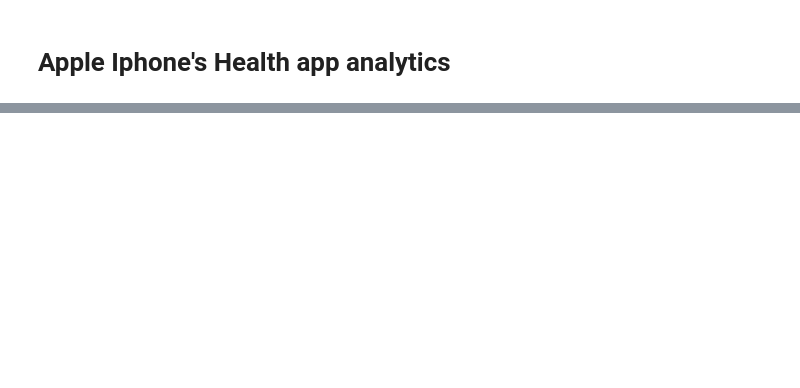
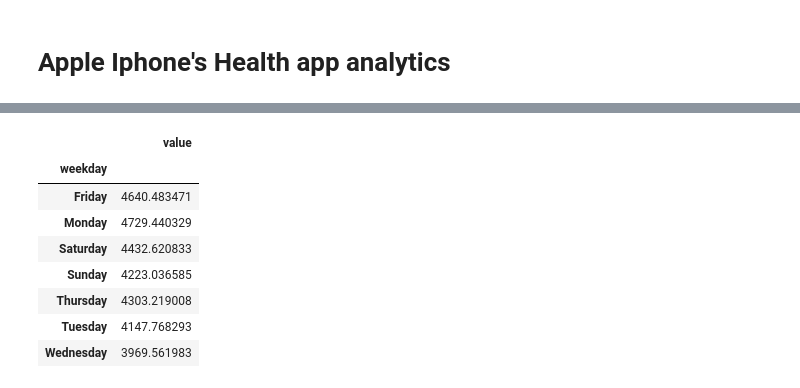
Before and after one commit to eduardovalero/Iphone-health-analytics, a Jupyter notebook: main.ipynb, the cells around one changed output, grey strips where cells are left out. Drawn from its saved outputs; the diff is of its cells as text; code cells hidden in the pictures; blank space fills up the shorter version.

Commit message:
Implemented Iphone steps processing

```diff
--- a/main.ipynb
+++ b/main.ipynb
@@ -24,7 +34,7 @@ import pandas as pd
 # %%
 # Get XML file path
 xml_file_name = os.listdir(path)[0]
-xml_file_path = path + f'\{xml_name}'
+xml_file_path = path + f'\{xml_file_name}'
 
 # Open the XML file as df
 with open(xml_file_path) as file:
@@ -51,0 +49,15 @@ df_records
+# %%
+# Select desired metrics
+metrics = ['HKQuantityTypeIdentifier' + x for x in ['StepCount', 'FlightsClimbed', 'AppleStandTime']]
+
+# Keep desired metrics
+df_act = df_records.loc[(df_records['@type'].isin(metrics)) & (df_records['@sourceName'] == 'iPhone')].reset_index(drop=True)
+
+# Convert value column from string to numeric
+df_act['@value'] = pd.to_numeric(arg=df_act['@value'], downcast='integer')
+
+# Create date column as reference for grouping
+df_act.insert(loc=1, column='date', value=df_act['@creationDate'].apply(lambda x: datetime.strptime(x, '%Y-%m-%d %H:%M:%S %z').date()))
+
+# Group activity by date and type
+df_act = df_act.groupby(['date', '@type'])['@value'].sum().reset_index(name='value')
@@ -51,0 +66,9 @@ df_records
+# %%
+# Keep only step data
+df_steps = df_act.loc[df_act['@type'] == 'HKQuantityTypeIdentifierStepCount']
+
+# Weekday labels
+weekdays = ['Monday', 'Tuesday', 'Wednesday', 'Thursday', 'Friday','Saturday', 'Sunday']
+
+# Create a weekday column
+df_steps.insert(loc=1, column='weekday', value=df_steps['date'].apply(lambda x: weekdays[x.weekday()]))
@@ -51,0 +118,12 @@ df_records
+# %%
+df_steps.groupby(['weekday']).mean()
+# %% [output]
+|  | value |
+| weekday |  |
+| Friday | 4640.483471 |
+| Monday | 4729.440329 |
+| Saturday | 4432.620833 |
+| Sunday | 4223.036585 |
+| Thursday | 4303.219008 |
+| Tuesday | 4147.768293 |
+| Wednesday | 3969.561983 |
```
Also changed, not shown: parts of 13 cells of this notebook.
